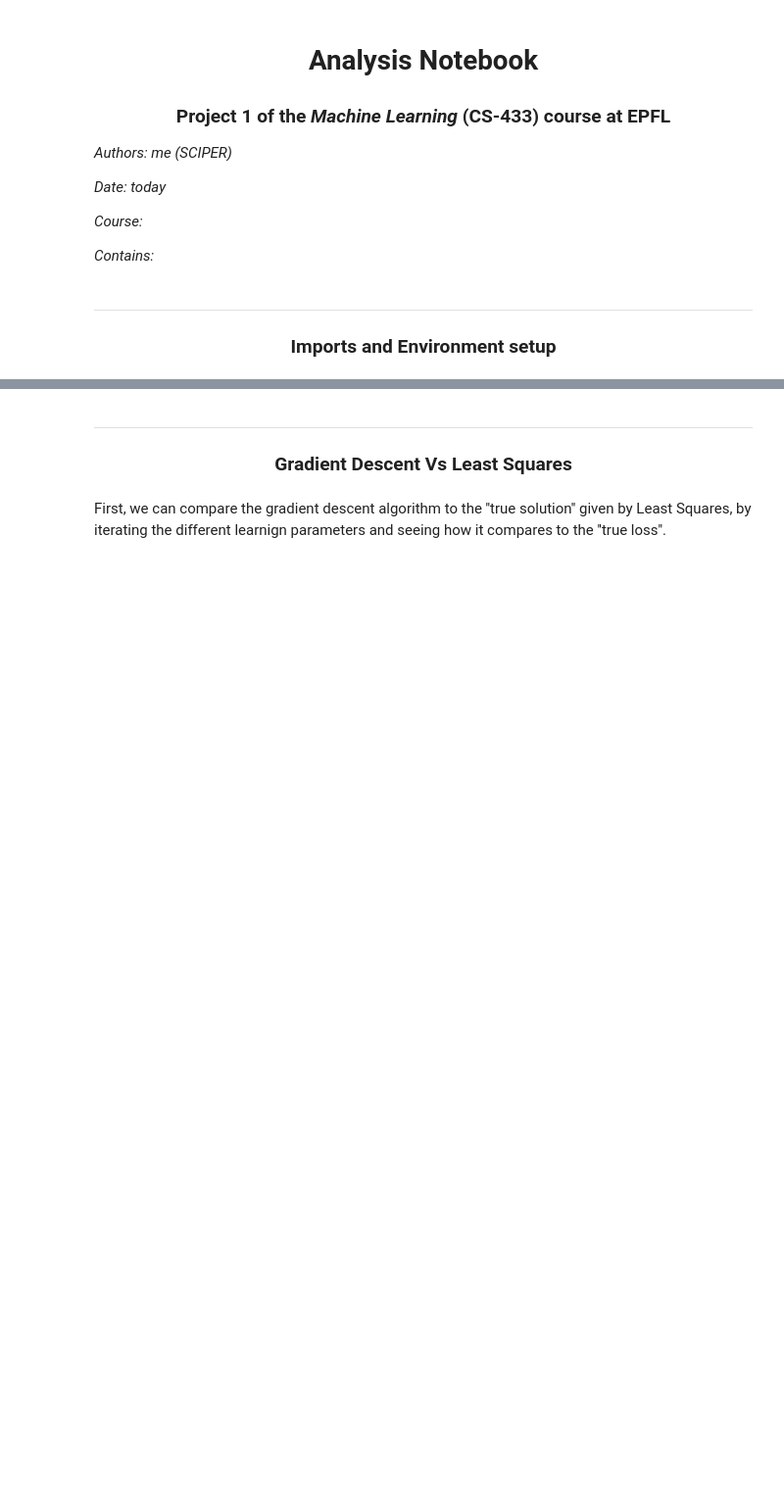
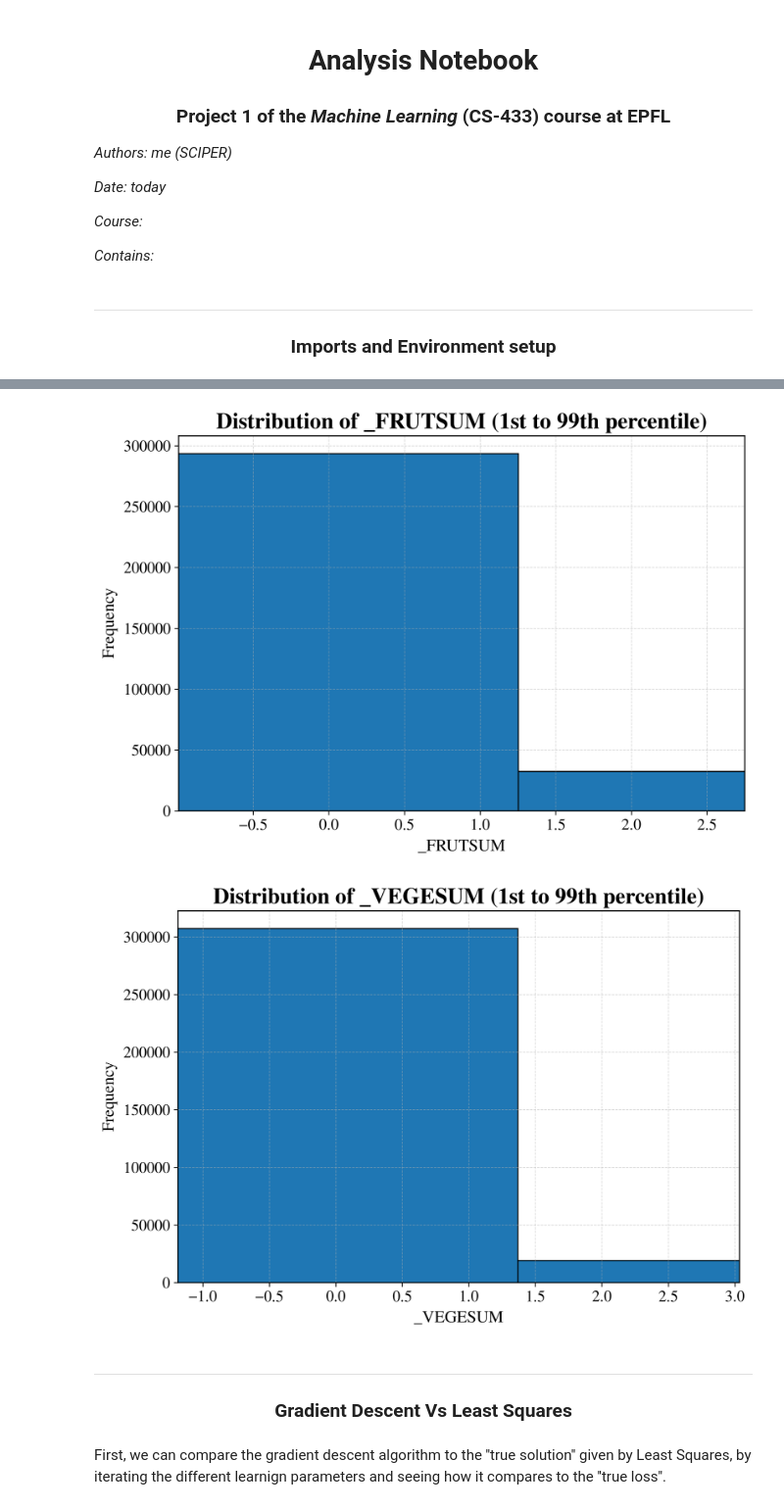
Before and after one commit to TheImprovedMuffinMan/ML_project1_MMA, a Jupyter notebook: code/run.ipynb, the cells around one changed output, grey strips where cells are left out. Shown at 98% size. Drawn from its saved outputs; the diff is of its cells as text; code cells hidden in the pictures; blank space fills up the shorter version.

```diff
--- a/code/run.ipynb
+++ b/code/run.ipynb
@@ -87,10 +88,20 @@ y_train_path = "../dataset/y_train.csv"
 # and make sure the path below is correct
 data_path = "../dataset"
 # %%
-# this takes around 1:15 minutes to run on a laptop, so be patient
+# this takes around 1:15-5:00 minutes to run on a laptop, so be patient
+importlib.reload(pre)
+importlib.reload(helpers)
 counter_load_csv_data = 0
 if counter_load_csv_data == 0:
+    print("Loading data...")
+    start_time = time.time()
     x_train, x_test, y_train, train_ids, test_ids = helpers.load_csv_data(data_path)
+    end_time = time.time()
     counter_load_csv_data += 1
+    print("Data loaded successfully. It took {:.2f} seconds.".format(end_time - start_time))
+    print("Cleaning data...")
+    x_train, x_test, feature_names = pre.clean_data(x_train, x_test)
+    print("Data cleaned successfully.")
+
 else:
     print("Data already loaded, skipping loading step.")
@@ -370,16 +115,0 @@ NaNs in train features: 11007
-# %%
-binary_columns = helpers.find_binary_columns(x_train_cleaned,
-                                             kept_feature_names)
-
-print("\nBinary columns:")
-for j, name, values in binary_columns:
-    print(f"{j:2d}  {name:12s}  values = {values}")
-
-print("\nCandidates for binary-like columns (check):")
-binary_like = helpers.find_binary_like_columns(x_train_cleaned,
-                                               kept_feature_names)
-
-for j, name, values, proportions in binary_like:
-    print(f"\n{name}")
-    for value, prop in zip(values, proportions):
-        print(f"  {value}: {100*prop:.2f}%")
@@ -464,3 +190,19 @@ _AGE65YR_unknown
+# %%
+for name in ["_FRUTSUM", "_VEGESUM"]:
+    j = np.where(feature_names == name)[0][0]
+    col = x_train[:, j]
+
+    plt.figure()
+    plt.hist(col, bins=50, edgecolor="black")
+    plt.xlim(np.percentile(col, 1), np.percentile(col, 99))
+    plt.xlabel(name)
+    plt.ylabel("Frequency")
+    plt.title(f"Distribution of {name} (1st to 99th percentile)")
+    plt.grid(True, linestyle="--", alpha=0.5)
+    plt.show()
+# %% [output]
+[figure, added]
+[figure, added]
 # %% [markdown]
 ---
 ### <center> Gradient Descent Vs Least Squares
```
Also changed, not shown: parts of 17 cells of this notebook, 4 other files.
